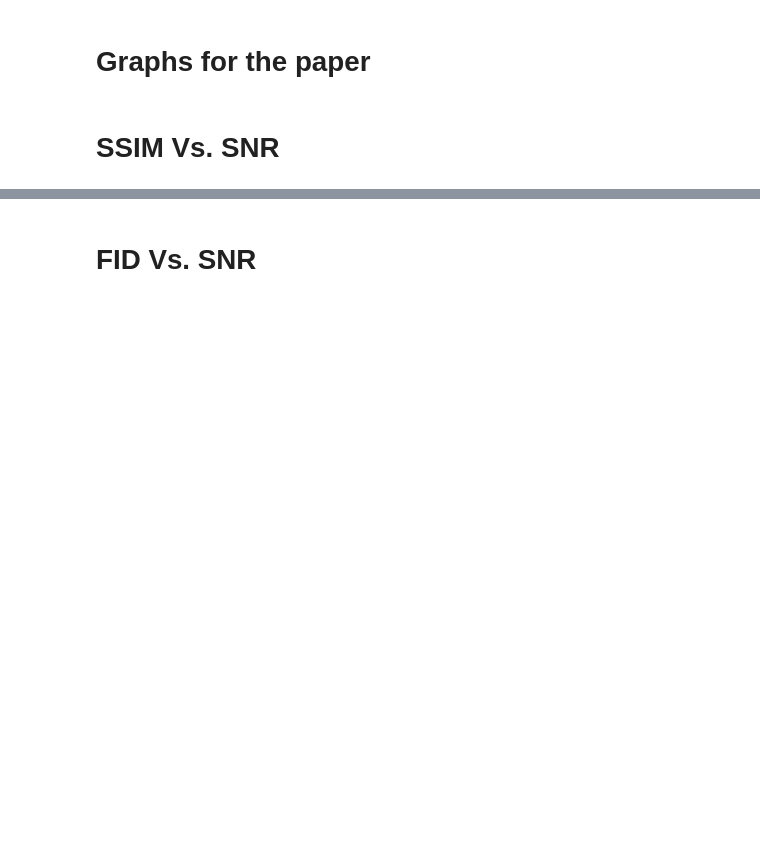
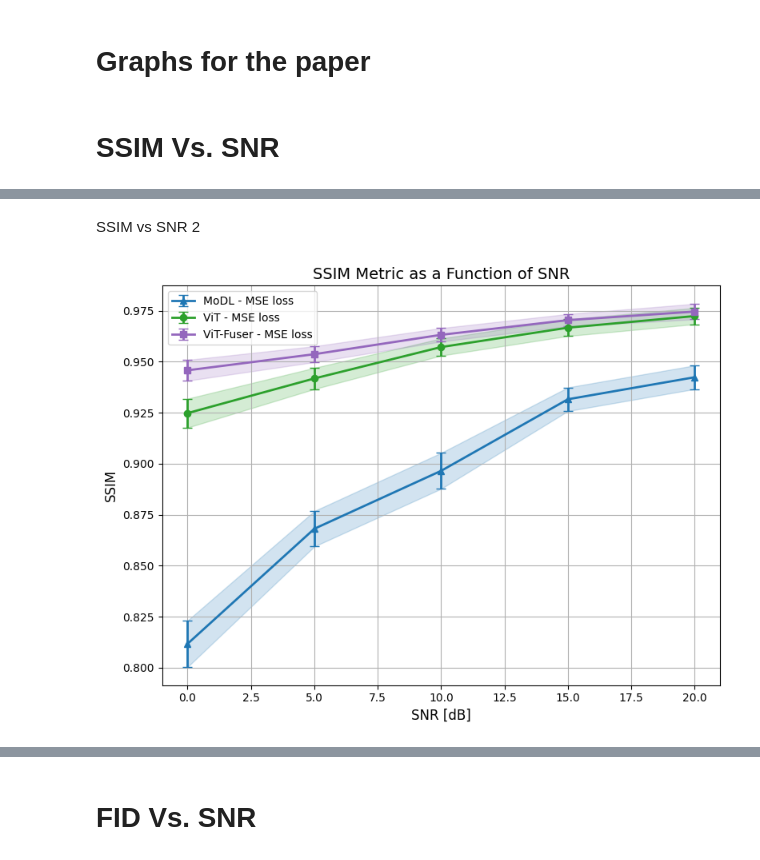
Before and after one commit to ovedtal1/Backups, a Jupyter notebook: graphs.ipynb, the cells around one changed output, grey strips where cells are left out. Drawn from its saved outputs; the diff is of its cells as text; code cells hidden in the pictures; blank space fills up the shorter version.

```diff
--- a/graphs.ipynb
+++ b/graphs.ipynb
@@ -66 +66,64 @@ plt.show()
+# %% [markdown]
+SSIM vs SNR 2
+# %%
+SNR = [0,5,10,15,20]
+# SSIM values and standard deviations
+MoDL = np.array([0.8117, 0.8681, 0.8965,0.9316,0.9424])
+ViT_MSE = np.array([0.9248,0.9418,0.9572,0.9667,0.9724])
+ViT_SSIM = np.array([0.9252,0.9436,0.9574,0.9666,0.9722])
+ViT_Fuser_MSE = np.array([0.9458,0.9537,0.9632,0.9704, 0.9746])
+ViT_Fuser_SSIM = np.array([0.9483,0.9535,0.9631,0.9703,0.9747])
+ViT_Fuser_Hybrid = np.array([0.9474,0.9503,0.9595,0.9672,0.9721])
+ViT_Hybrid = np.array([0.9155,0.9357,0.9516,0.9628,0.9689])
+
+MoDL_std = np.array([0.0114, 0.0087, 0.0088, 0.0058,0.0058])
+ViT_MSE_std = np.array([0.0071,0.0052,0.0042,0.0041,0.0040])
+ViT_SSIM_std = np.array([0.0074,0.0052,0.0044,0.0042,0.0043])
+ViT_Fuser_MSE_std = np.array([0.0051,0.0039,0.0033,0.0030,0.0038])
+ViT_Fuser_SSIM_std = np.array([0.0049,0.0039,0.0033,0.0035,0.0037])
+ViT_Fuser_Hybrid_std = np.array([0.0047,0.0043,0.0039,0.0037,0.0040])
+ViT_Hybrid_std = np.array([0.0080,0.0059,0.0045,0.0048,0.0046])
+
+# Colors for each plot
+colors = ['tab:blue', 'tab:orange', 'tab:green', 'tab:red', 'tab:purple']
+
+# Create the plot
+fig, ax = plt.subplots(figsize=(8, 6))
+#ax.set_facecolor('lightgray')
+#ax.set_facecolor((1, 1, 0.8, 0.3))
+
+# Plot MoDL with consistent color for line and std
+ax.errorbar(SNR, MoDL, yerr=MoDL_std, fmt='-^', color=colors[0], label='MoDL - MSE loss', linewidth=2, capsize=4)
+ax.fill_between(SNR, MoDL - MoDL_std, MoDL + MoDL_std, color=colors[0], alpha=0.2)
+
+# Plot ViT with consistent color for line and std
+ax.errorbar(SNR, ViT_MSE, yerr=ViT_MSE_std, fmt='-o', color=colors[2], label='ViT - MSE loss', linewidth=2, capsize=4)
+ax.fill_between(SNR, ViT_MSE - ViT_MSE_std, ViT_MSE + ViT_MSE_std, color=colors[2], alpha=0.2)
+
+# Plot ViT-Fuser with consistent color for line and std
+ax.errorbar(SNR, ViT_Fuser_MSE, yerr=ViT_Fuser_MSE_std, fmt='-s', color=colors[4], label='ViT-Fuser - MSE loss', linewidth=2, capsize=4)
+ax.fill_between(SNR, ViT_Fuser_MSE - ViT_Fuser_MSE_std, ViT_Fuser_MSE + ViT_Fuser_MSE_std, color=colors[4], alpha=0.2)
+"""
+# Plot ViT-Hybrid with consistent color for line and std
+ax.errorbar(SNR, ViT_Hybrid, yerr=ViT_Hybrid_std, fmt='-d', color=colors[3], label='ViT - Hybrid loss', linewidth=2, capsize=4)
+ax.fill_between(SNR, ViT_Hybrid - ViT_Hybrid_std, ViT_Hybrid + ViT_Hybrid_std, color=colors[3], alpha=0.2)
+
+# Plot ViT-Fuser-Hybrid with consistent color for line and std
+ax.errorbar(SNR, ViT_Fuser_Hybrid, yerr=ViT_Fuser_Hybrid_std, fmt='-p', color=colors[4], label='ViT-Fuser - Hybrid loss', linewidth=2, capsize=4)
+ax.fill_between(SNR, ViT_Fuser_Hybrid - ViT_Fuser_Hybrid_std, ViT_Fuser_Hybrid + ViT_Fuser_Hybrid_std,
+                 color=colors[4], alpha=0.2)
+"""
+
+# Customize the plot
+ax.set_xlabel('SNR [dB]', fontsize=12)
+ax.set_ylabel('SSIM', fontsize=12)
+ax.set_title('SSIM Metric as a Function of SNR', fontsize=14)
+ax.legend(loc='best', fontsize=10)
+ax.grid(True)
+plt.tight_layout()
+
+# Show the plot
+plt.show()
+# %% [output]
+[figure, added]
 # %% [markdown]
```
Also changed, not shown: parts of 6 cells of this notebook, 8 other files.
